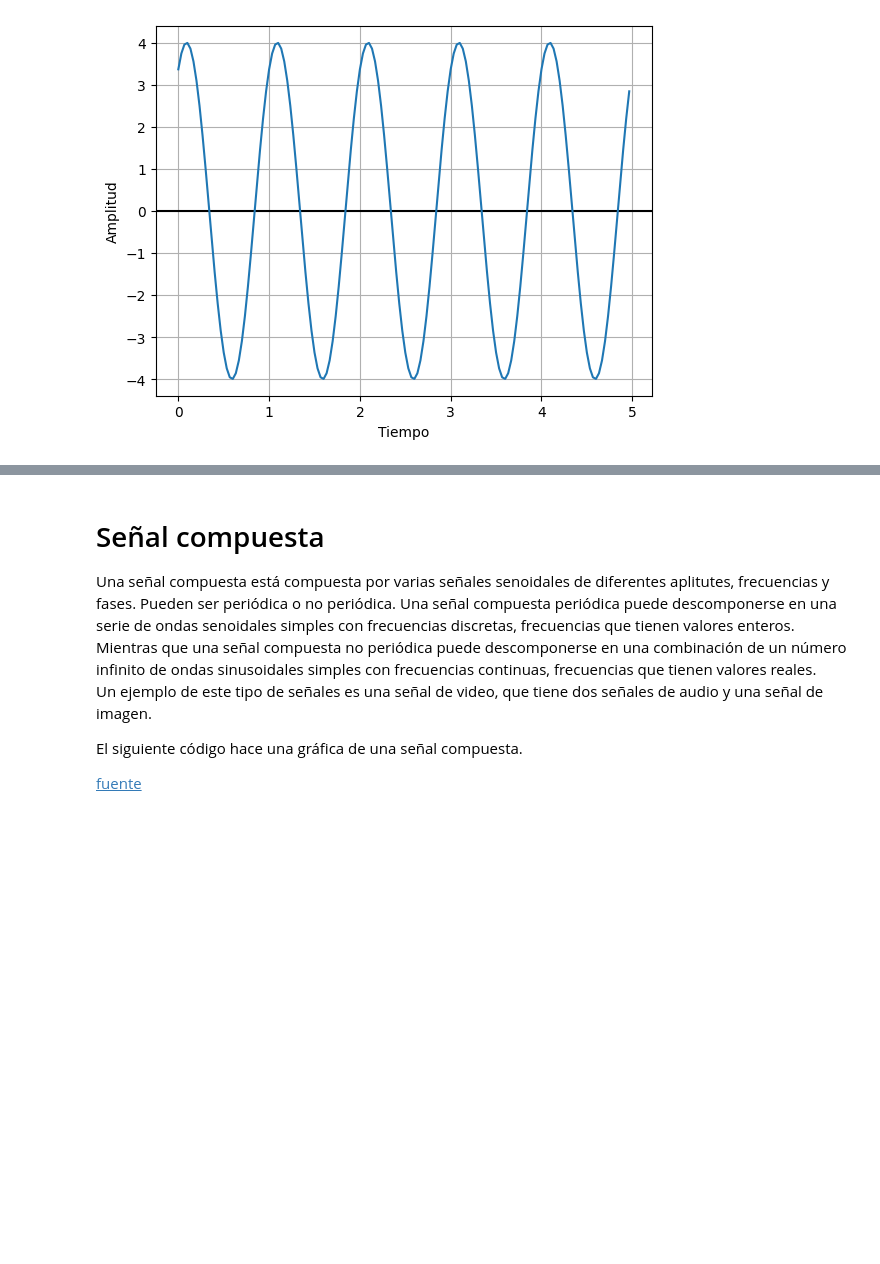
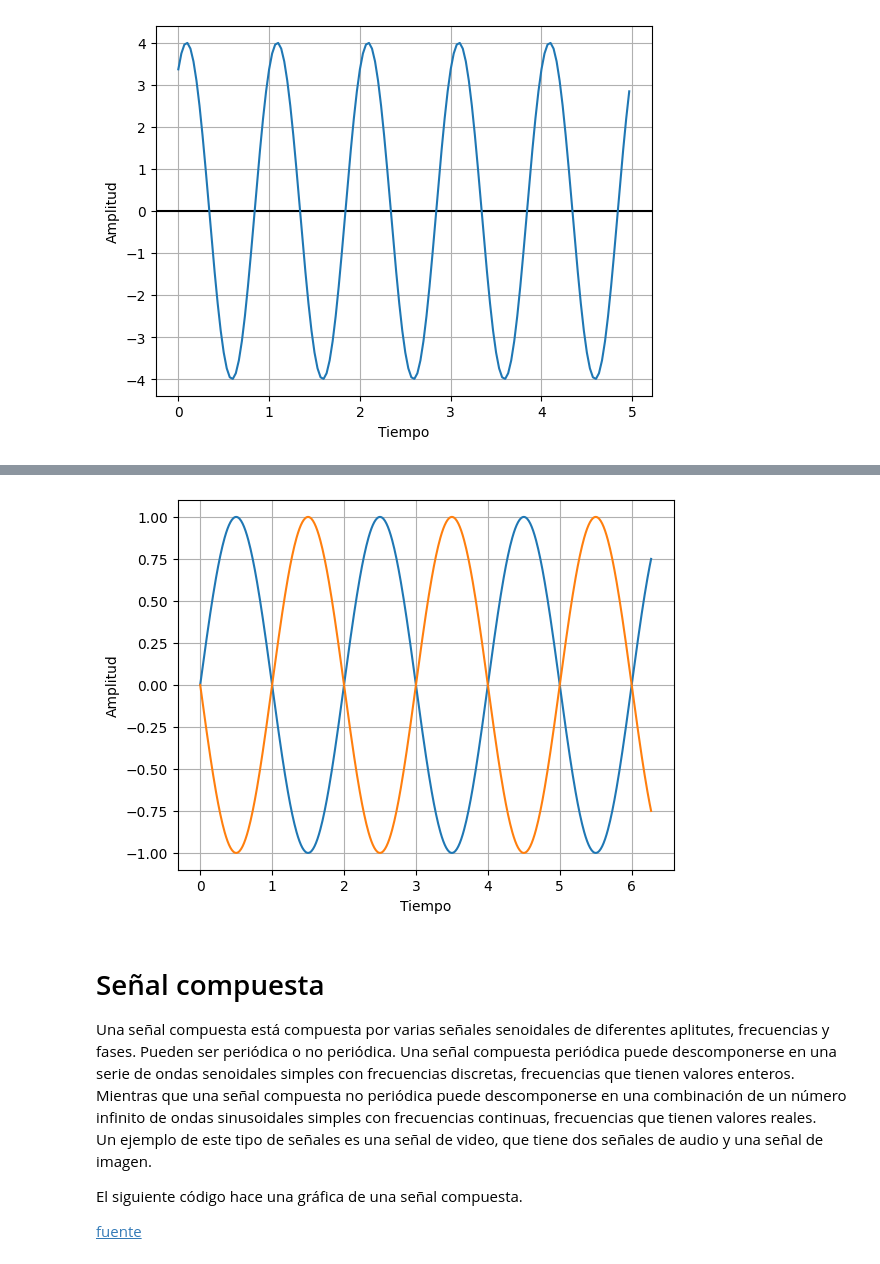
Before and after one commit to RoboG-11/Seniales-senoidales, a Jupyter notebook: Notebook.ipynb, the cells around one changed output, grey strips where cells are left out. Saved outputs shown, nothing was run; the diff lists cells and outputs as text; code cells hidden in the pictures; blank space fills up the shorter version.

```diff
--- a/Notebook.ipynb
+++ b/Notebook.ipynb
@@ -158,3 +167,30 @@ plt.grid('on')
+# %%
+def sine_wave(A: float, f: float, phi: float, t: float) -> float:
+    return A*sin(2*pi*f*t + phi)
+
+def sine_wave_phase(A: float, f: float, phi: float, t: float) -> float:
+    return A*sin(2*pi*f*t + phi)
+
+phase = pi
+x_max = 2*pi
+x_min = 0
+step = 0.01
+
+# Señal 1
+x = [i*step+x_min for i in range(0, int((x_max-x_min)//step))]
+y = [sine_wave(1,1/2, 0, time) for time in x]
+plt.plot(x,y)
+# Señal 2 desfasada
+a = [i*step+x_min for i in range(0, int((x_max-x_min)//step))]
+b = [sine_wave_phase(1,1/2, phase, time) for time in x]
+plt.plot(a,b)
+# Configuración visual
+plt.ylabel('Amplitud')
+plt.xlabel('Tiempo')
+plt.grid('on')
+plt.show()
+# %% [output]
+[figure, added]
 # %% [markdown]
 # Señal compuesta
 Una señal compuesta está compuesta por varias señales senoidales de diferentes aplitutes, frecuencias y fases. Pueden ser periódica o no periódica. Una señal compuesta periódica puede descomponerse en una serie de ondas senoidales simples con frecuencias discretas, frecuencias que tienen valores enteros. Mientras que una señal compuesta no periódica puede descomponerse en una combinación de un número infinito de ondas sinusoidales simples con frecuencias continuas, frecuencias que tienen valores reales.
```
Also changed, not shown: parts of 1 cell of this notebook.
